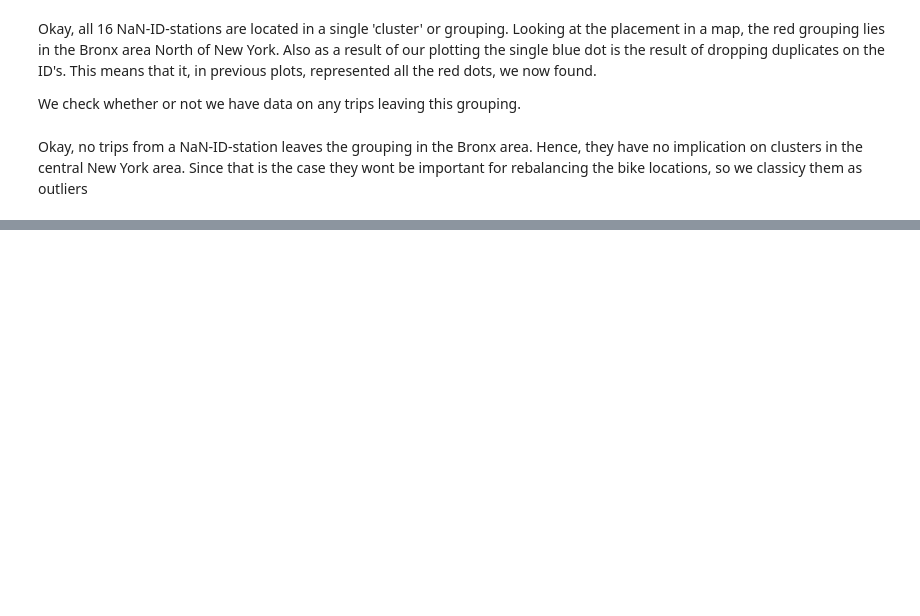
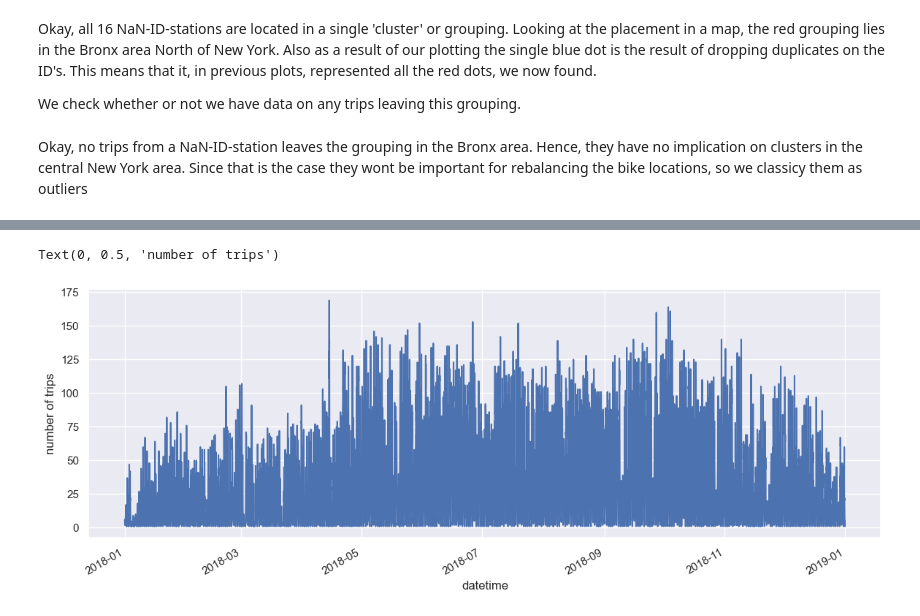
Before and after one commit to katrinemariepedersen/Business_analytics_project, a Jupyter notebook: proper_clustering_and_models.ipynb, the cells around one changed output, grey strips where cells are left out. Cells and saved outputs as stored; diff of their text form; code cells hidden in the pictures; blank space fills up the shorter version.

```diff
--- a/proper_clustering_and_models.ipynb
+++ b/proper_clustering_and_models.ipynb
@@ -256,0 +349,6 @@ plt.show()
+# %%
+ax = trips_per_hour.loc['2018', 'num_trips'].plot()
+ax.set_ylabel('number of trips')
+# %% [output]
+Text(0, 0.5, 'number of trips')
+[figure, added]
```
Also changed, not shown: parts of 63 cells of this notebook.
